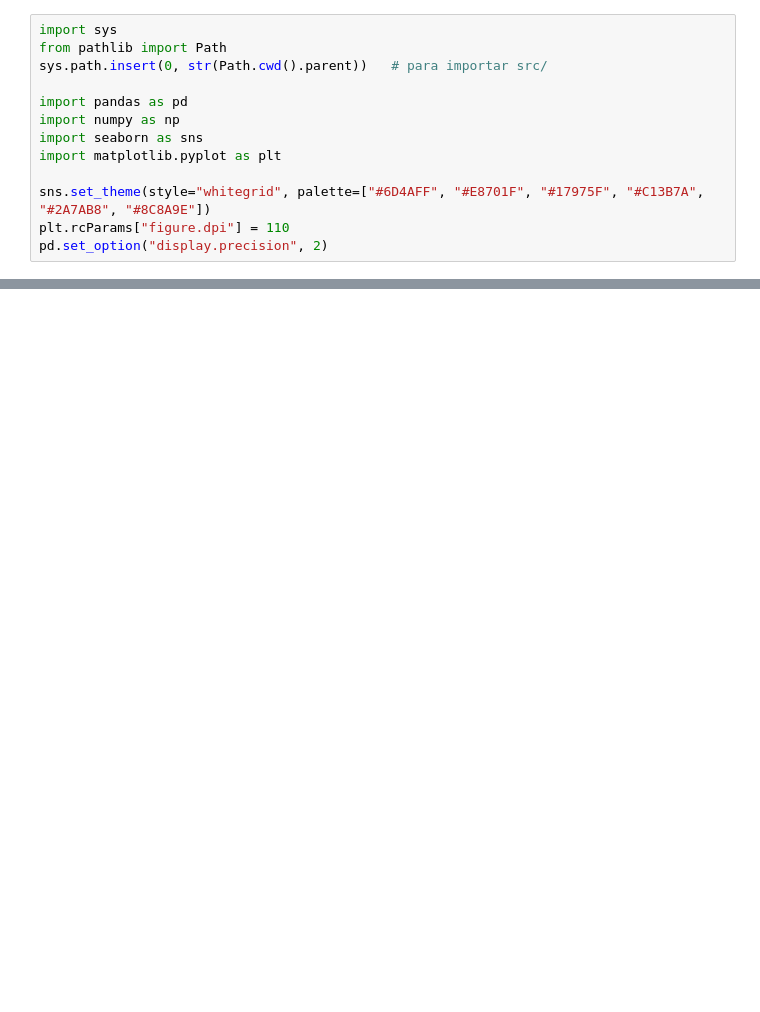
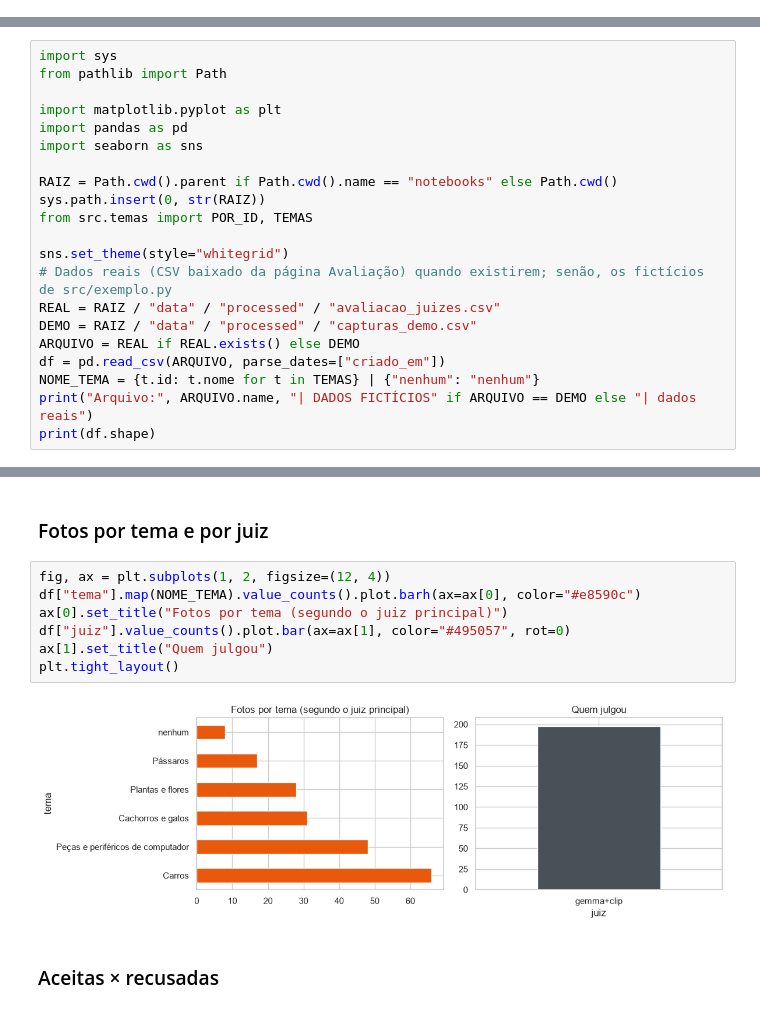
Before and after one commit to nicollaspaulo51-cyber/wishlens, a Jupyter notebook: notebooks/01_entendimento.ipynb, the cells around one changed output, grey strips where cells are left out. Saved outputs shown, nothing was run; the diff lists cells and outputs as text; blank space fills up the shorter version.

```diff
--- a/notebooks/01_entendimento.ipynb
+++ b/notebooks/01_entendimento.ipynb
@@ -39,13 +0,0 @@ O dicionário completo das colunas está em `docs/DICIONARIO_DE_DADOS.md`.
-# %%
-import sys
-from pathlib import Path
-sys.path.insert(0, str(Path.cwd().parent))   # para importar src/
-
-import pandas as pd
-import numpy as np
-import seaborn as sns
-import matplotlib.pyplot as plt
-
-sns.set_theme(style="whitegrid", palette=["#6D4AFF", "#E8701F", "#17975F", "#C13B7A", "#2A7AB8", "#8C8A9E"])
-plt.rcParams["figure.dpi"] = 110
-pd.set_option("display.precision", 2)
@@ -188,0 +20,21 @@ Text(0.5, 1.0, 'Correlação entre variáveis numéricas')
+# %%
+import sys
+from pathlib import Path
+
+import matplotlib.pyplot as plt
+import pandas as pd
+import seaborn as sns
+
+RAIZ = Path.cwd().parent if Path.cwd().name == "notebooks" else Path.cwd()
+sys.path.insert(0, str(RAIZ))
+from src.temas import POR_ID, TEMAS
+
+sns.set_theme(style="whitegrid")
+# Dados reais (CSV baixado da página Avaliação) quando existirem; senão, os fictícios de src/exemplo.py
+REAL = RAIZ / "data" / "processed" / "avaliacao_juizes.csv"
+DEMO = RAIZ / "data" / "processed" / "capturas_demo.csv"
+ARQUIVO = REAL if REAL.exists() else DEMO
+df = pd.read_csv(ARQUIVO, parse_dates=["criado_em"])
+NOME_TEMA = {t.id: t.nome for t in TEMAS} | {"nenhum": "nenhum"}
+print("Arquivo:", ARQUIVO.name, "| DADOS FICTÍCIOS" if ARQUIVO == DEMO else "| dados reais")
+print(df.shape)
@@ -188,0 +119,13 @@ Text(0.5, 1.0, 'Correlação entre variáveis numéricas')
+# %% [markdown]
+### Fotos por tema e por juiz
+# %%
+fig, ax = plt.subplots(1, 2, figsize=(12, 4))
+df["tema"].map(NOME_TEMA).value_counts().plot.barh(ax=ax[0], color="#e8590c")
+ax[0].set_title("Fotos por tema (segundo o juiz principal)")
+df["juiz"].value_counts().plot.bar(ax=ax[1], color="#495057", rot=0)
+ax[1].set_title("Quem julgou")
+plt.tight_layout()
+# %% [output]
+[figure, added]
+# %% [markdown]
+### Aceitas × recusadas
```
Also changed, not shown: parts of 38 cells of this notebook, 15 other files.
